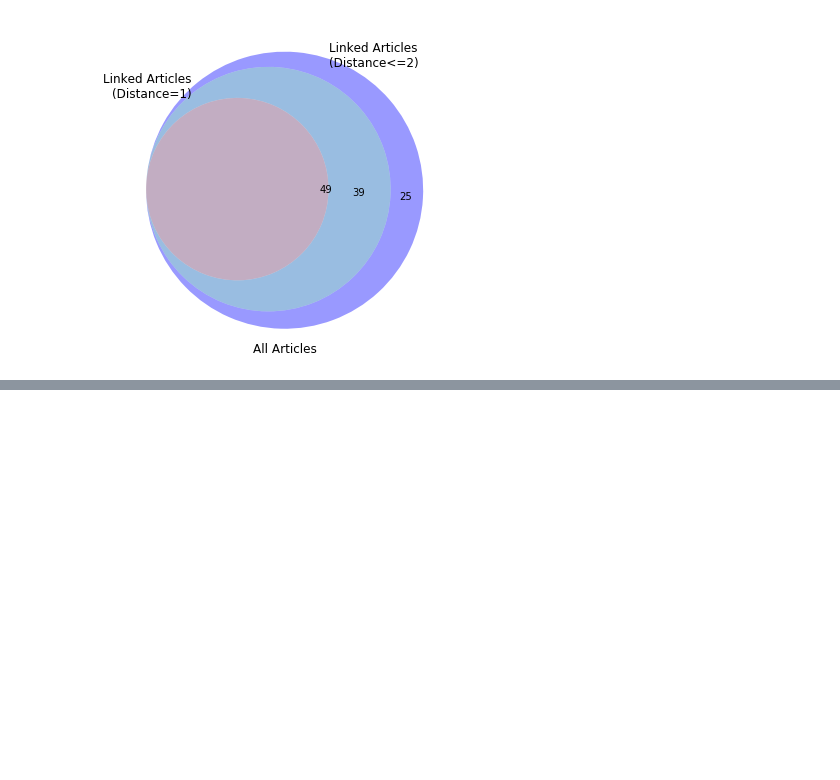
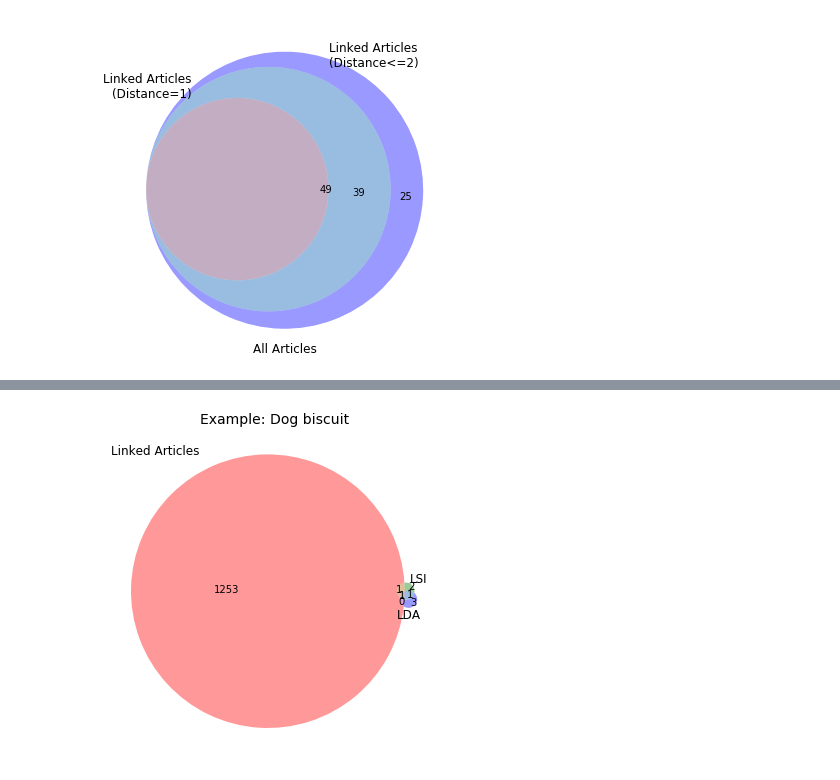
Before and after one commit to hannahlb/CDIPS_Content_Rec, a Jupyter notebook: katie/evaluate_semantic_models.ipynb, the cells around one changed output, grey strips where cells are left out. Cells and saved outputs as stored; diff of their text form; code cells hidden in the pictures; blank space fills up the shorter version.

```diff
--- a/katie/evaluate_semantic_models.ipynb
+++ b/katie/evaluate_semantic_models.ipynb
@@ -63,3 +63,6 @@ test_links = list_from_string(link_df.loc[test_ind, 'dist1_titles'])
 print(test_links)
 # %% [output]
 ['dog', 'lope de vega', 'nabisco', 'john stuart skinner', 'dietary supplement', 'biscuit', 'snack food', 'dog food', 'milk-bone', 'canidae', 'bran', 'juvenal']
+# %%
+test_2d_links = list_from_string(link_df.loc[test_ind, 'dist1_titles']) + list_from_string(link_df.loc[test_ind, 'dist2_titles'])
+print(test_2d_links)
@@ -312,0 +328,8 @@ plt.title('Example: %s' % (link_df.loc[test_ind, 'title']), fontsize=14)
+# %%
+fig = plt.figure(figsize=(6,6))
+venn3([set(test_2d_links), set(test_lsi_recs), set(test_lda_recs)],\
+      ('Linked Articles', 'LSI', 'LDA'));
+plt.title('Example: %s' % (link_df.loc[test_ind, 'title']), fontsize=14)
+plt.savefig('../figures/dog_biscuit_model_comparison_all_2_link_dist.png', transparent=True)
+# %% [output]
+[figure, added]
```
Also changed, not shown: parts of 12 cells of this notebook, 9 other files.
